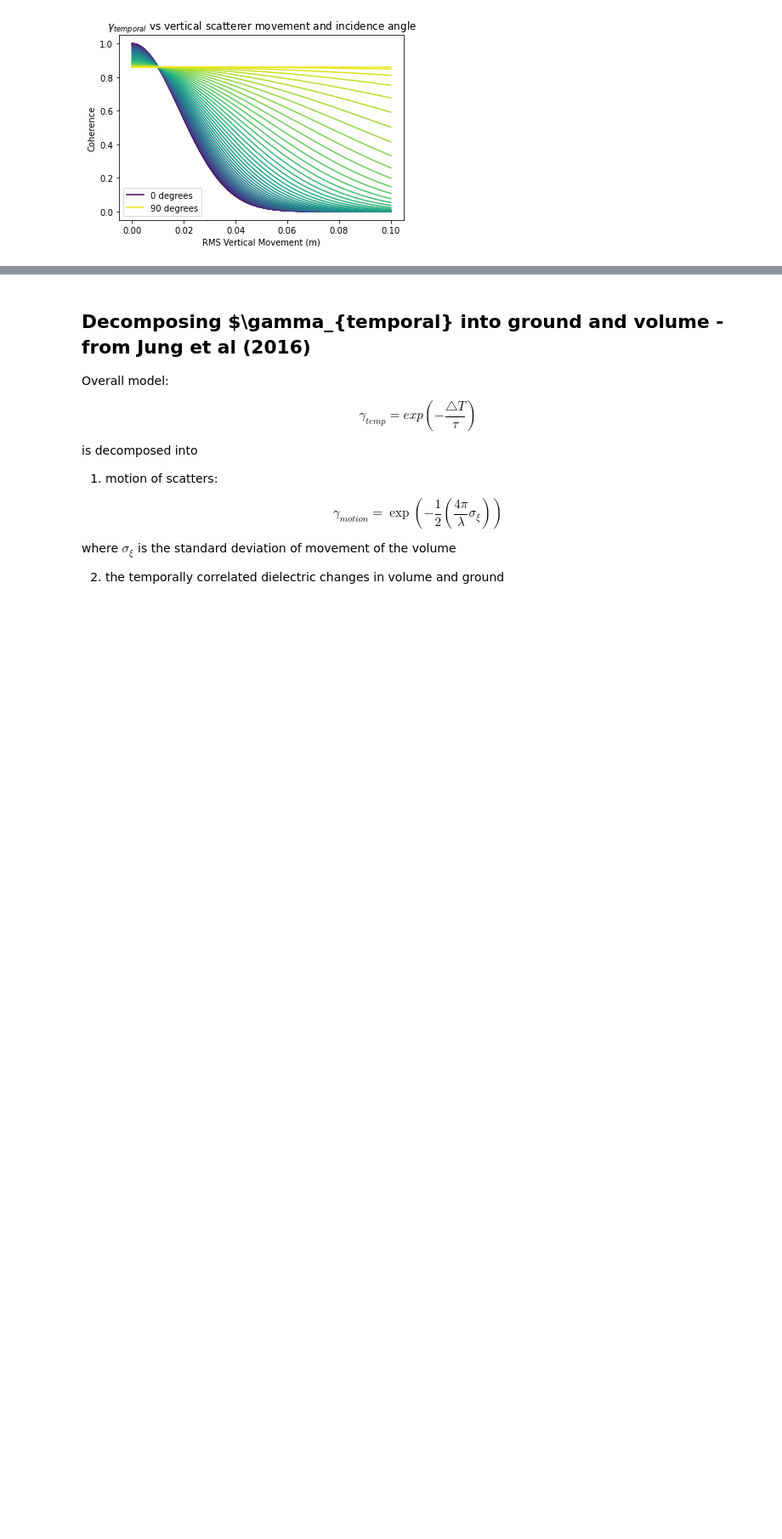
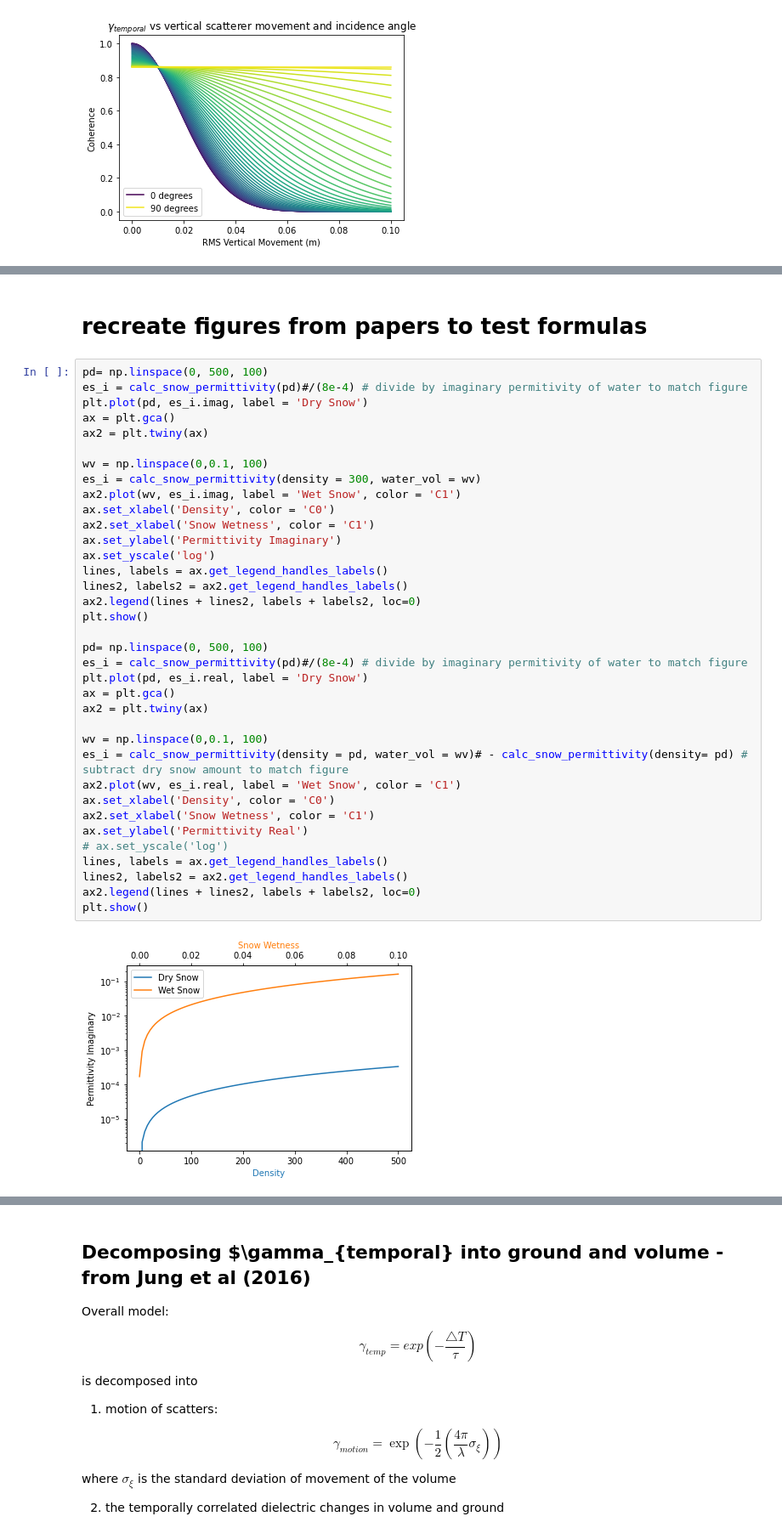
Before and after one commit to ZachHoppinen/uavsar, a Jupyter notebook: src/coherence/theoretical/theoretical_coherence_sensitivity.ipynb, the cells around one changed output, grey strips where cells are left out. Shown at 85% size. Drawn from its saved outputs; the diff is of its cells as text; blank space fills up the shorter version.

```diff
--- a/src/coherence/theoretical/coherence_sensitivity.ipynb
+++ b/src/coherence/theoretical/theoretical_coherence_sensitivity.ipynb
@@ -230,0 +267,40 @@ Text(0.5, 1.0, '$\\gamma_{temporal}$ vs vertical scatterer movement and incidenc
+# %% [markdown]
+# recreate figures from papers to test formulas
+# %%
+pd= np.linspace(0, 500, 100)
+es_i = calc_snow_permittivity(pd)#/(8e-4) # divide by imaginary permitivity of water to match figure
+plt.plot(pd, es_i.imag, label = 'Dry Snow')
+ax = plt.gca()
+ax2 = plt.twiny(ax)
+
+wv = np.linspace(0,0.1, 100)
+es_i = calc_snow_permittivity(density = 300, water_vol = wv)
+ax2.plot(wv, es_i.imag, label = 'Wet Snow', color = 'C1')
+ax.set_xlabel('Density', color = 'C0')
+ax2.set_xlabel('Snow Wetness', color = 'C1')
+ax.set_ylabel('Permittivity Imaginary')
+ax.set_yscale('log')
+lines, labels = ax.get_legend_handles_labels()
+lines2, labels2 = ax2.get_legend_handles_labels()
+ax2.legend(lines + lines2, labels + labels2, loc=0)
+plt.show()
+
+pd= np.linspace(0, 500, 100)
+es_i = calc_snow_permittivity(pd)#/(8e-4) # divide by imaginary permitivity of water to match figure
+plt.plot(pd, es_i.real, label = 'Dry Snow')
+ax = plt.gca()
+ax2 = plt.twiny(ax)
+
+wv = np.linspace(0,0.1, 100)
+es_i = calc_snow_permittivity(density = pd, water_vol = wv)# - calc_snow_permittivity(density= pd) # subtract dry snow amount to match figure
+ax2.plot(wv, es_i.real, label = 'Wet Snow', color = 'C1')
+ax.set_xlabel('Density', color = 'C0')
+ax2.set_xlabel('Snow Wetness', color = 'C1')
+ax.set_ylabel('Permittivity Real')
+# ax.set_yscale('log')
+lines, labels = ax.get_legend_handles_labels()
+lines2, labels2 = ax2.get_legend_handles_labels()
+ax2.legend(lines + lines2, labels + labels2, loc=0)
+plt.show()
+# %% [output]
+[figure, added]
```
Also changed, not shown: parts of 9 cells of this notebook.
